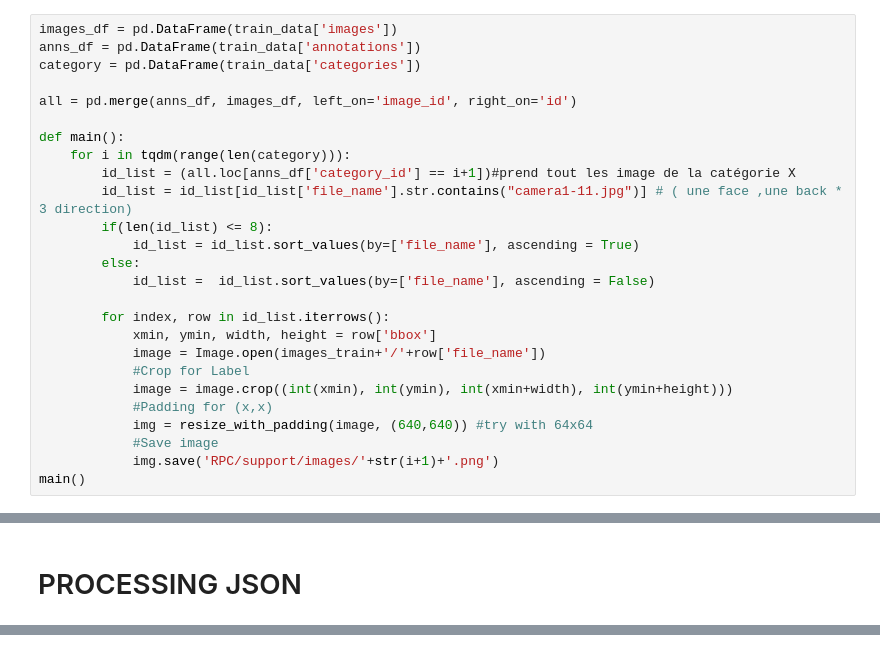
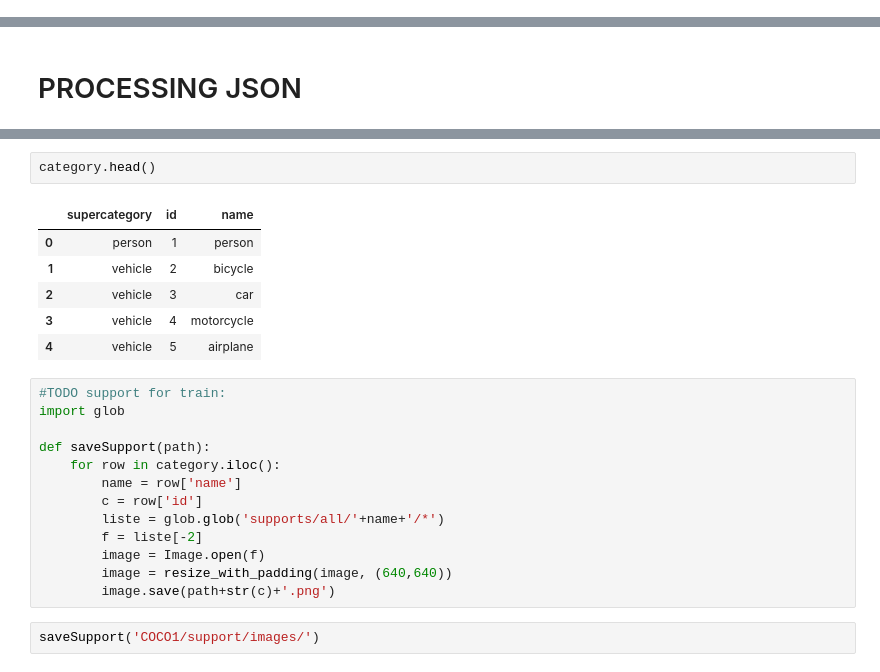
Before and after one commit to MatD3mons/ultralytics, a Jupyter notebook: Processing_COCO.ipynb, the cells around one changed output, grey strips where cells are left out. Saved outputs shown, nothing was run; the diff lists cells and outputs as text.

```diff
--- a/Processing_COCO.ipynb
+++ b/Processing_COCO.ipynb
@@ -98,26 +137,0 @@ def resize_with_padding(img, expected_size):
-# %%
-images_df = pd.DataFrame(train_data['images'])
-anns_df = pd.DataFrame(train_data['annotations'])
-category = pd.DataFrame(train_data['categories'])
-
-all = pd.merge(anns_df, images_df, left_on='image_id', right_on='id')
-
-def main():
-    for i in tqdm(range(len(category))):
-        id_list = (all.loc[anns_df['category_id'] == i+1])#prend tout les image de la catégorie X
-        id_list = id_list[id_list['file_name'].str.contains("camera1-11.jpg")] # ( une face ,une back * 3 direction)
-        if(len(id_list) <= 8):
-            id_list = id_list.sort_values(by=['file_name'], ascending = True)
-        else:
-            id_list =  id_list.sort_values(by=['file_name'], ascending = False)
-
-        for index, row in id_list.iterrows():
-            xmin, ymin, width, height = row['bbox']
-            image = Image.open(images_train+'/'+row['file_name'])
-            #Crop for Label
-            image = image.crop((int(xmin), int(ymin), int(xmin+width), int(ymin+height)))
-            #Padding for (x,x)
-            img = resize_with_padding(image, (640,640)) #try with 64x64
-            #Save image
-            img.save('RPC/support/images/'+str(i+1)+'.png')
-main()
@@ -305,0 +279,24 @@ with open('RPC/data.yaml', 'a') as f:
+# %%
+category.head()
+# %% [output]
+|  | supercategory | id | name |
+| 0 | person | 1 | person |
+| 1 | vehicle | 2 | bicycle |
+| 2 | vehicle | 3 | car |
+| 3 | vehicle | 4 | motorcycle |
+| 4 | vehicle | 5 | airplane |
+# %%
+#TODO support for train:
+import glob
+
+def saveSupport(path):
+    for row in category.iloc():
+        name = row['name']
+        c = row['id']
+        liste = glob.glob('supports/all/'+name+'/*')
+        f = liste[-2]
+        image = Image.open(f)
+        image = resize_with_padding(image, (640,640))
+        image.save(path+str(c)+'.png')
+# %%
+saveSupport('COCO1/support/images/')
```
Also changed, not shown: parts of 57 cells of this notebook, 3 other files.
